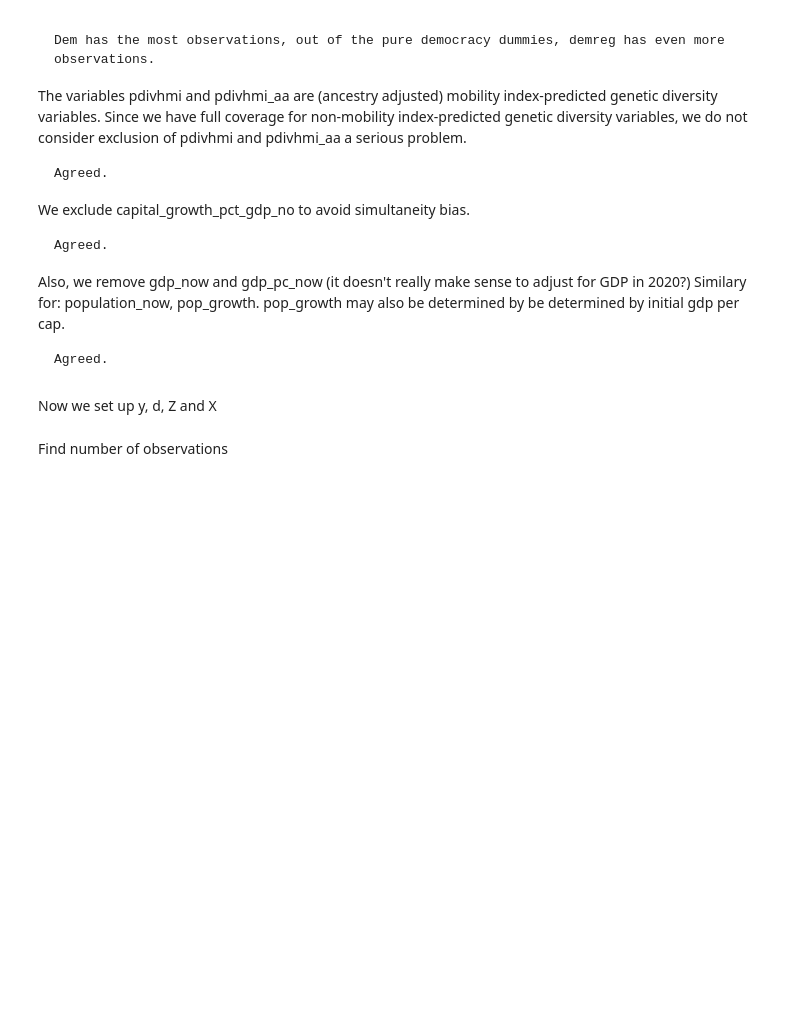
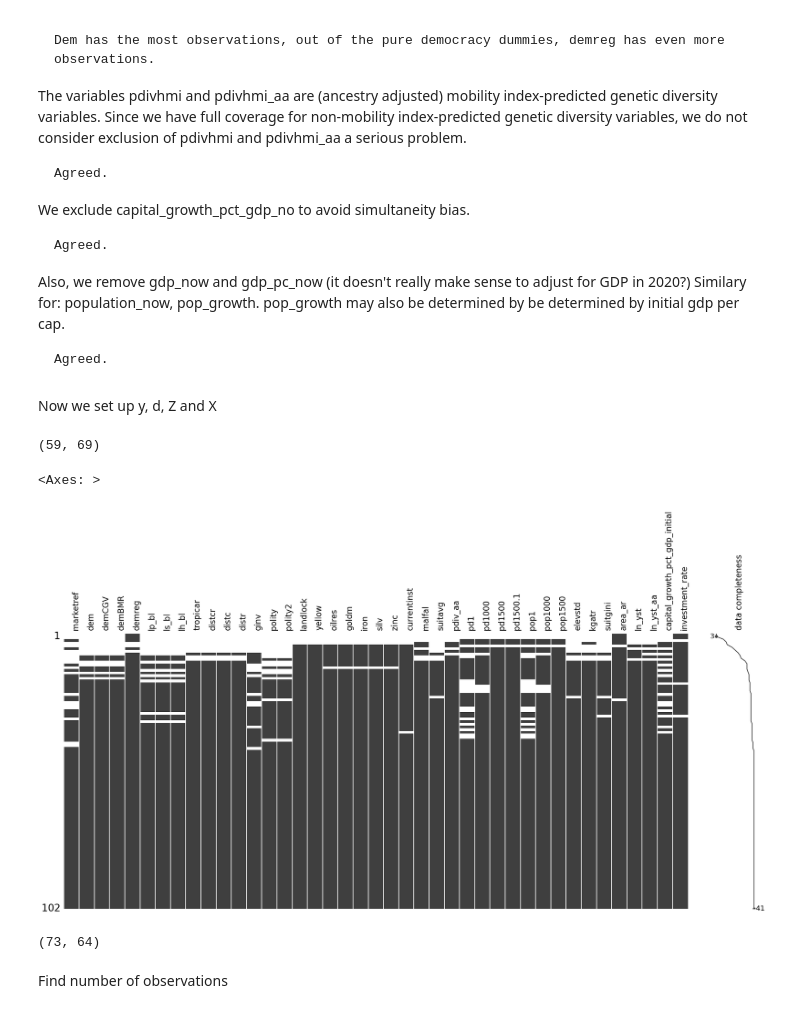
Before and after one commit to vkt823/AME---group, a Jupyter notebook: Assignment 2/getting_started.ipynb, the cells around one changed output. Cells and saved outputs as stored; diff of their text form; code cells hidden in the pictures; blank space fills up the shorter version.

Commit message:
Added graphs for miss-pattern after removing vars

```diff
--- a/Assignment 2/getting_started.ipynb
+++ b/Assignment 2/getting_started.ipynb
@@ -143,4 +141,54 @@ Similary for: population_now, pop_growth. pop_growth may also be determined by b
     Agreed.
 # %% [markdown]
 Now we set up y, d, Z and X
+# %%
+dat_drop_iter_1 = \
+             dat_sub.drop(["mortality",
+             "imputedmort",
+             "logem4",
+             "imr95",
+             "leb95",
+             "excolony",
+             "lt100km",
+             "cons00a",
+             "democ1",
+             "democ00a",
+             "pdivhmi",
+             "pdivhmi_aa",
+             "capital_growth_pct_gdp_now",
+             "gdp_now",
+             "gdp_pc_now",
+             "population_now",
+             "pop_growth"], axis= "columns")
+
+dat_miss_iter1 = dat_drop_iter_1.dropna()
+dat_miss_iter1.shape
+# %% [output]
+(59, 69)
+# %%
+msno.matrix(dat_drop_iter_1,
+           labels= True,
+           label_rotation = 90,
+           filter= "bottom",
+           p = 0.99,
+           sort='ascending')
+# %% [output]
+<Axes: >
+[figure, added]
+# %%
+dat_drop_iter_2 = \
+             dat_drop_iter_1.drop(
+                ["pd1", # Gain: 7 obs
+                 "pop1", # Gains 7 obs
+                 "marketref", # Gain: 7 obs
+                 "ginv", # Gain: 1 obs
+                 "capital_growth_pct_gdp_initial", # 6 obs gain
+                 #"polity",
+                 #"polity2" # Only adds 1 obs if we remove these.
+             ], axis= "columns")
+
+dat_miss_iter2 = dat_drop_iter_2.dropna()
+dat_miss_iter2.shape
+# %% [output]
+(73, 64)
 # %%
```
Also changed, not shown: parts of 4 cells of this notebook.
